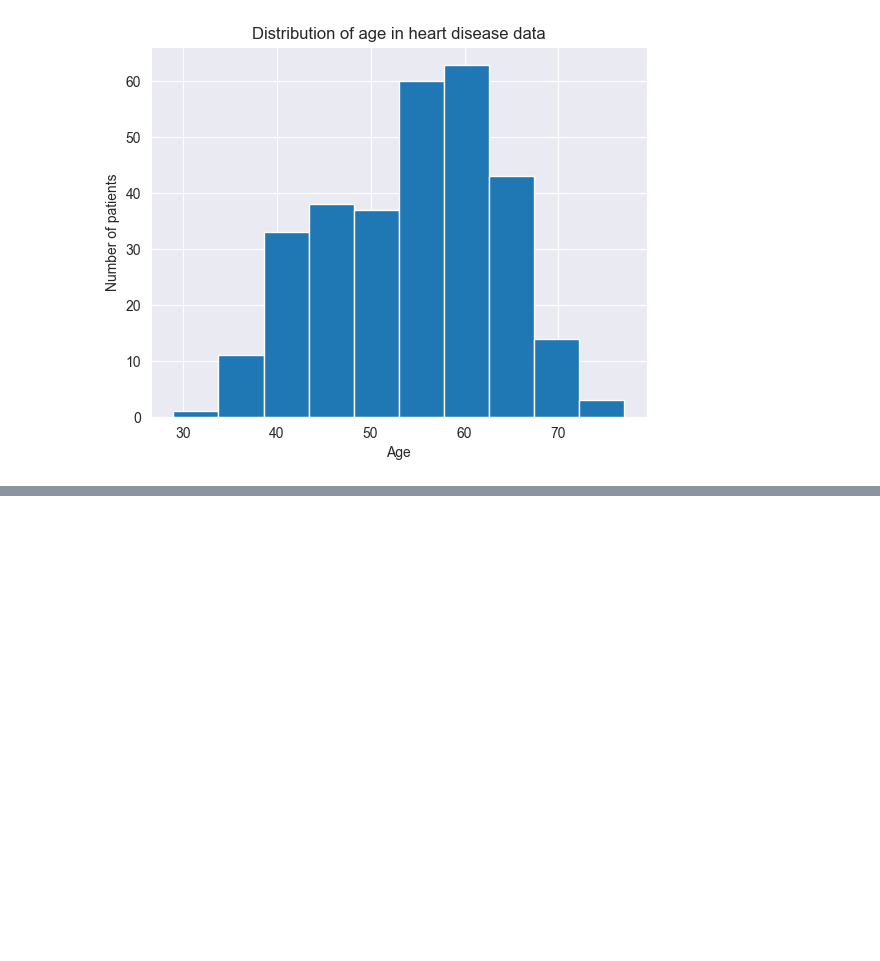
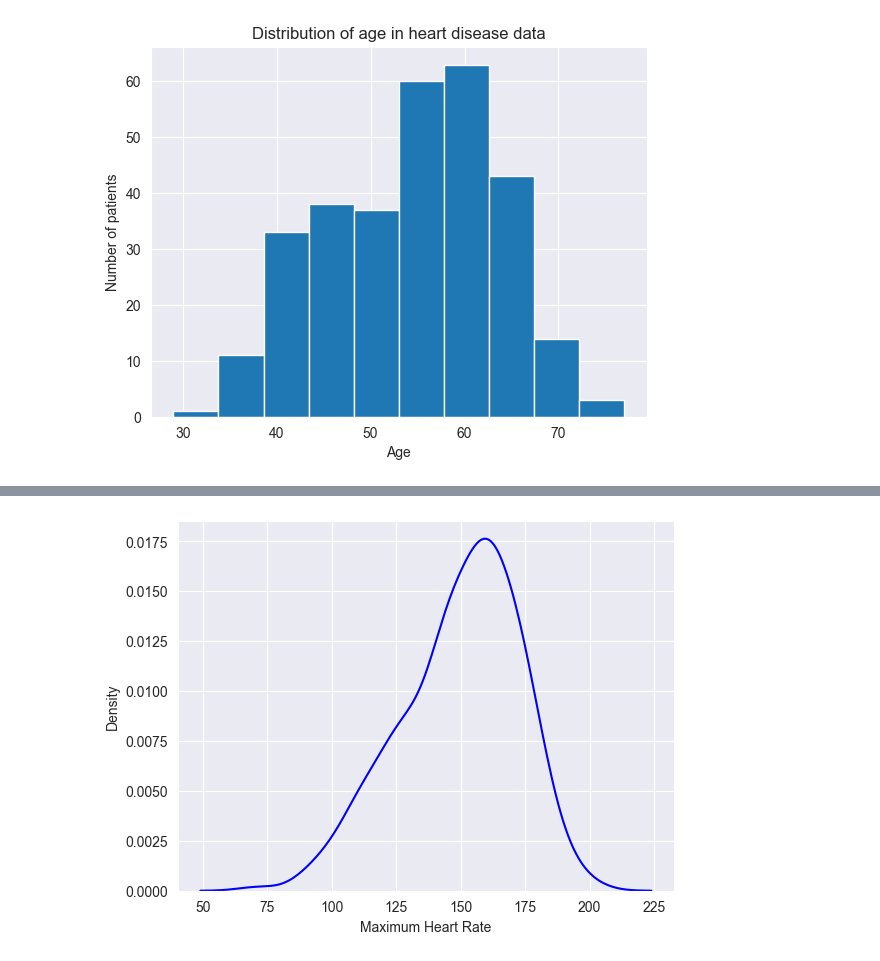
Before and after one commit to AbdurrahmanIdr/Heart_Disease_Prediction, a Jupyter notebook: eda.ipynb, the cells around one changed output, grey strips where cells are left out. Cells and saved outputs as stored; diff of their text form; code cells hidden in the pictures; blank space fills up the shorter version.

```diff
--- a/eda.ipynb
+++ b/eda.ipynb
@@ -79,0 +148,6 @@ plt.show()
+# %%
+sns.kdeplot(df['thalach'], color='blue')
+plt.xlabel('Maximum Heart Rate')
+plt.show()
+# %% [output]
+[figure, added]
```
Also changed, not shown: parts of 7 cells of this notebook.
